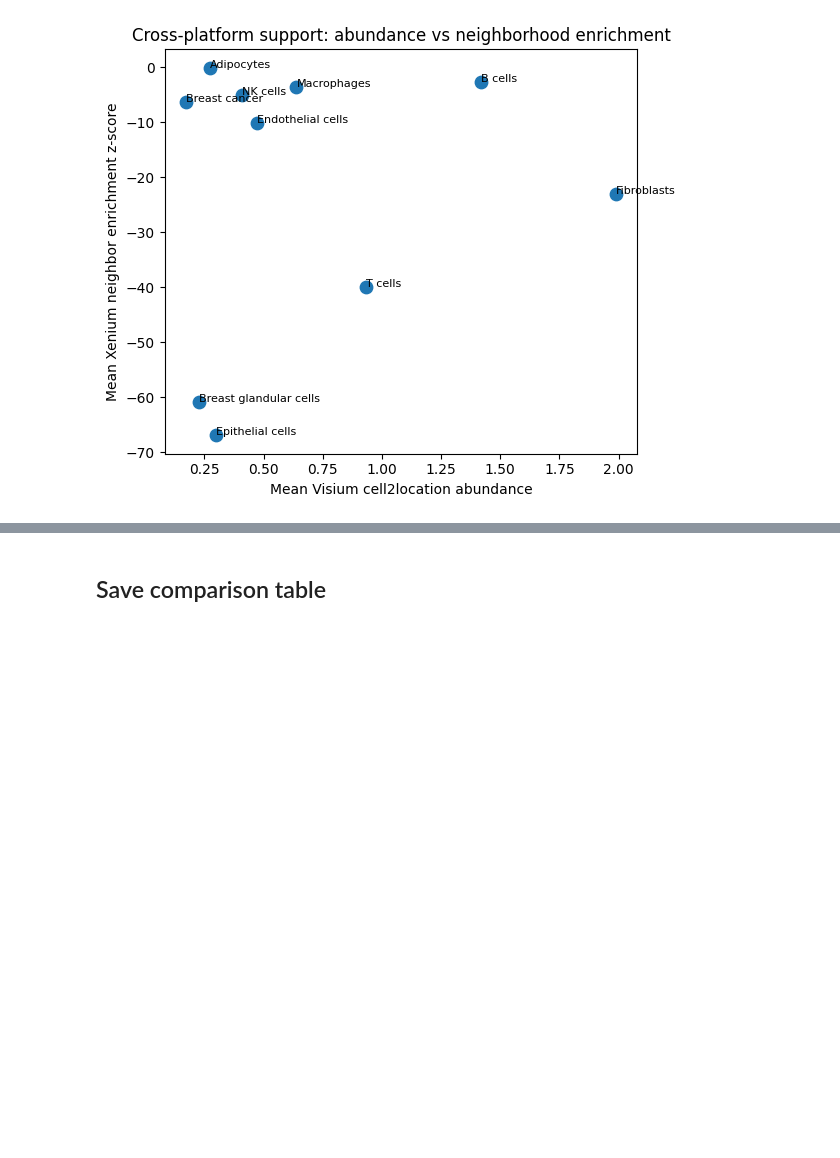
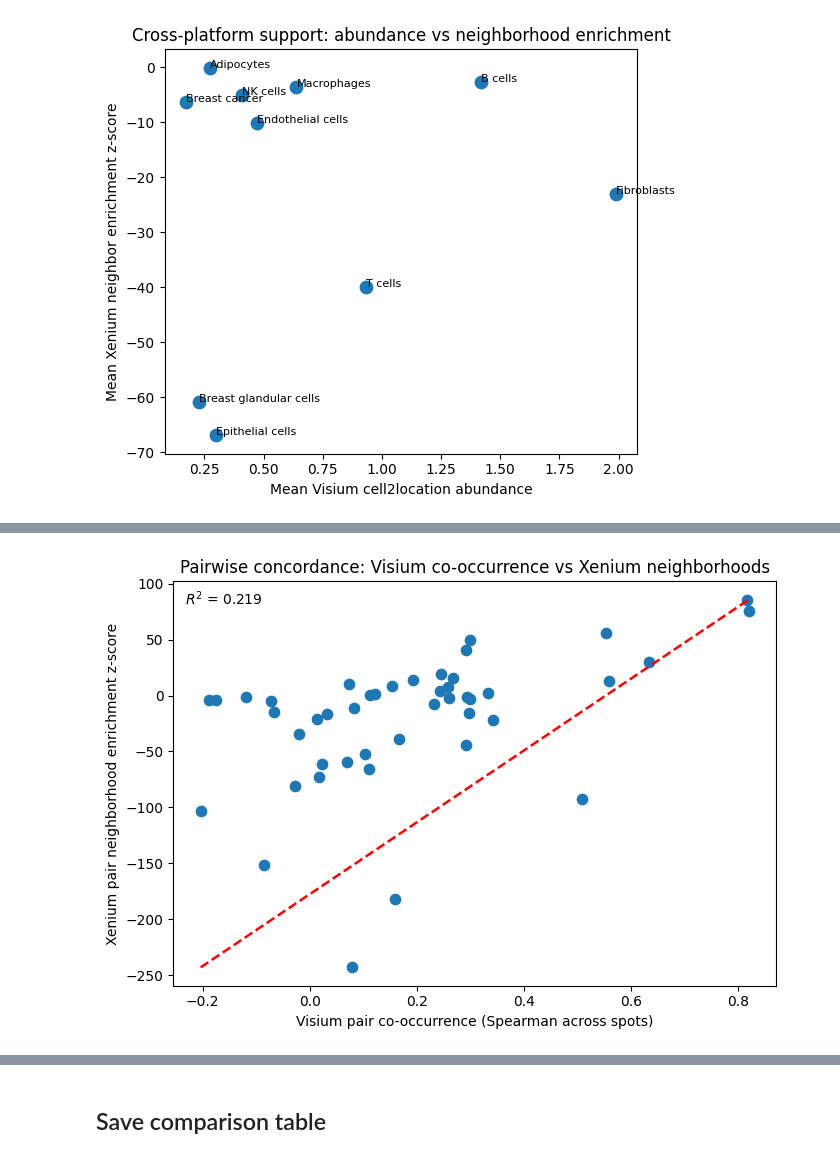
Before and after one commit to katwre/visium-xenium-scFFPEseqreference-mapping, a Jupyter notebook: notebooks/06_cross_platform_validation.ipynb, the cells around one changed output, grey strips where cells are left out. Drawn from its saved outputs; the diff is of its cells as text; code cells hidden in the pictures; blank space fills up the shorter version.

Commit message:
Added Visium A-B co-occurrence vs Xenium A-B neighborhood z

```diff
--- a/notebooks/06_cross_platform_validation.ipynb
+++ b/notebooks/06_cross_platform_validation.ipynb
@@ -164,0 +182,86 @@ else:
+# %%
+from itertools import combinations
+
+# Canon -> Visium column mapping
+vis_col_map = {}
+for c in c2l_cols:
+    c_raw = strip_visium_label(c)
+    c_can = canon(c_raw)
+    vis_col_map[c_can] = c
+
+# Canon -> Xenium label mapping
+xen_label_map = dict(zip(xen_freq_df["canon"], xen_freq_df["raw_label"]))
+
+matched_canons = sorted(set(cmp["canon"]).intersection(vis_col_map).intersection(xen_label_map))
+pairs = []
+
+if "z" not in globals() or z is None:
+    print("Xenium neighborhood z-score matrix not available in memory.")
+else:
+    for a, b in combinations(matched_canons, 2):
+        vis_a = adata_vis.obs[vis_col_map[a]]
+        vis_b = adata_vis.obs[vis_col_map[b]]
+        vis_coocc_spearman = vis_a.corr(vis_b, method="spearman")
+
+        xa = xen_label_map[a]
+        xb = xen_label_map[b]
+        xen_z_ab = np.nan
+        if xa in z.index and xb in z.columns:
+            xen_z_ab = z.loc[xa, xb]
+        elif xb in z.index and xa in z.columns:
+            xen_z_ab = z.loc[xb, xa]
+
+        pairs.append({
+            "cell_type_a": xa,
+            "cell_type_b": xb,
+            "pair": f"{xa} | {xb}",
+            "visium_pair_coocc_spearman": vis_coocc_spearman,
+            "xenium_pair_neighbor_z": xen_z_ab,
+        })
+
+pair_df = pd.DataFrame(pairs)
+pair_df = pair_df.dropna(subset=["visium_pair_coocc_spearman", "xenium_pair_neighbor_z"]).reset_index(drop=True)
+
+if pair_df.shape[0] >= 3:
+    pair_pearson = pair_df["visium_pair_coocc_spearman"].corr(pair_df["xenium_pair_neighbor_z"], method="pearson")
+    pair_spearman = pair_df["visium_pair_coocc_spearman"].corr(pair_df["xenium_pair_neighbor_z"], method="spearman")
+    print(f"Pairwise concordance Pearson r: {pair_pearson:.3f}")
+    print(f"Pairwise concordance Spearman rho: {pair_spearman:.3f}")
+    print(f"Evaluated pairs: {pair_df.shape[0]}")
+
+    plt.figure(figsize=(7, 5))
+    plt.scatter(pair_df["visium_pair_coocc_spearman"], pair_df["xenium_pair_neighbor_z"], s=55)
+    plt.xlabel("Visium pair co-occurrence (Spearman across spots)")
+    plt.ylabel("Xenium pair neighborhood enrichment z-score")
+    plt.title("Pairwise concordance: Visium co-occurrence vs Xenium neighborhoods")
+    plt.tight_layout()
+
+    # build common range for reference line
+    x = pair_df["visium_pair_coocc_spearman"]
+    y = pair_df["xenium_pair_neighbor_z"]
+    print(x.min(), x.max(), y.min(), y.max())
+    # y = x reference (red dashed)
+    plt.plot([x.min(), x.max()], [y.min(), y.max()], "r--", linewidth=1.8, label="y = x")
+
+
+    # R^2 annotation
+    r2 = pair_pearson ** 2
+    plt.text(
+    0.02, 0.98, f"$R^2$ = {r2:.3f}",
+    transform=plt.gca().transAxes,
+    ha="left", va="top",
+    bbox=dict(facecolor="white", alpha=0.8, edgecolor="none")
+    )
+
+    plt.show()
+
+    pair_df["support_score"] = (
+        pair_df["visium_pair_coocc_spearman"].rank(pct=True)
+        + pair_df["xenium_pair_neighbor_z"].rank(pct=True)
+    ) / 2
+
+    top_supported_pairs = pair_df.sort_values("support_score", ascending=False).head(10).reset_index(drop=True)
+    display(top_supported_pairs[["pair", "visium_pair_coocc_spearman", "xenium_pair_neighbor_z", "support_score"]])
+else:
+    print("Not enough valid A-B pairs for pairwise concordance analysis (need >= 3).")
+# %% [output]
@@ -164,0 +272 @@ else:
+[figure, added]
```
Also changed, not shown: parts of 4 cells of this notebook.
